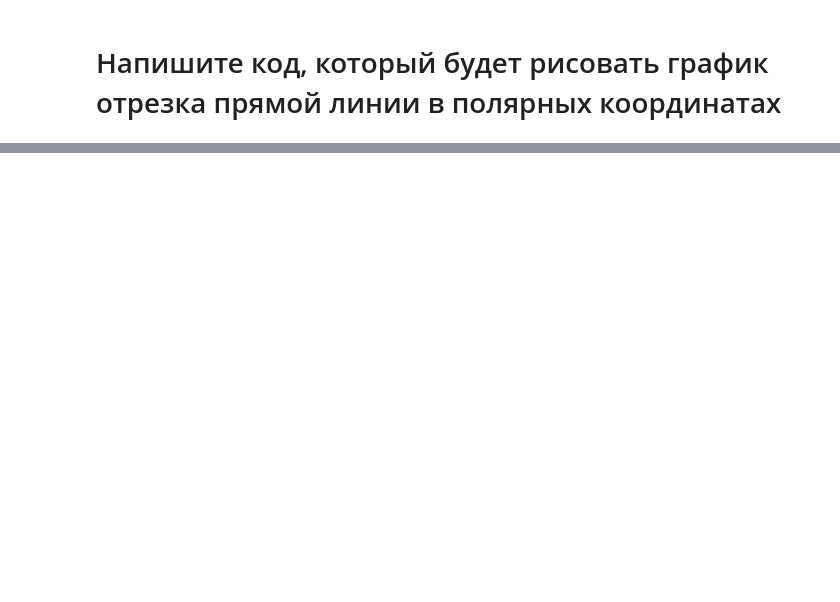
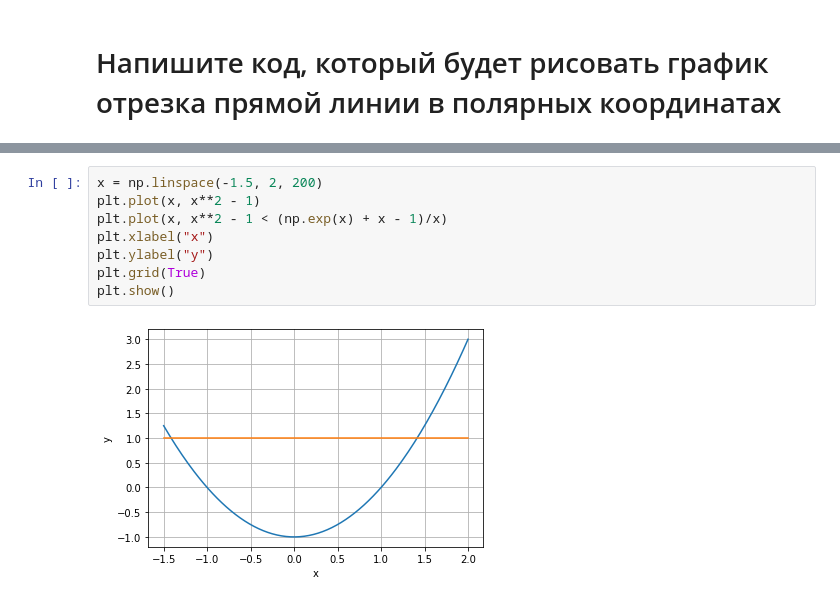
Before and after one commit to Nafanjia/Elementary_algebra, a Jupyter notebook: Lesson3.ipynb, the cells around one changed output, grey strips where cells are left out. Drawn from its saved outputs; the diff is of its cells as text; blank space fills up the shorter version.

```diff
--- a/Lesson3.ipynb
+++ b/Lesson3.ipynb
@@ -198,0 +261,10 @@ plt.polar(x, y)
+# %%
+x = np.linspace(-1.5, 2, 200)
+plt.plot(x, x**2 - 1)
+plt.plot(x, x**2 - 1 < (np.exp(x) + x - 1)/x)
+plt.xlabel("x")
+plt.ylabel("y")
+plt.grid(True)
+plt.show()
+# %% [output]
+[figure, added]
```
Also changed, not shown: parts of 18 cells of this notebook.
